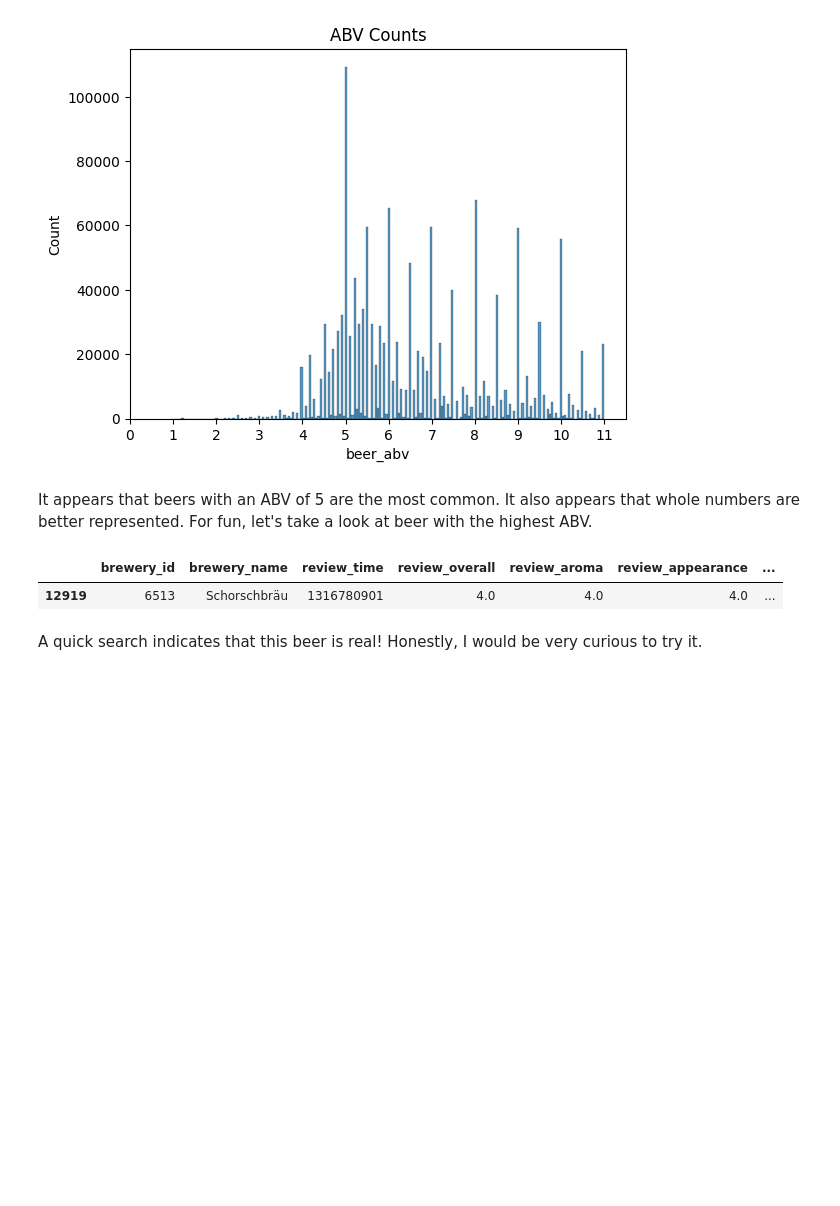
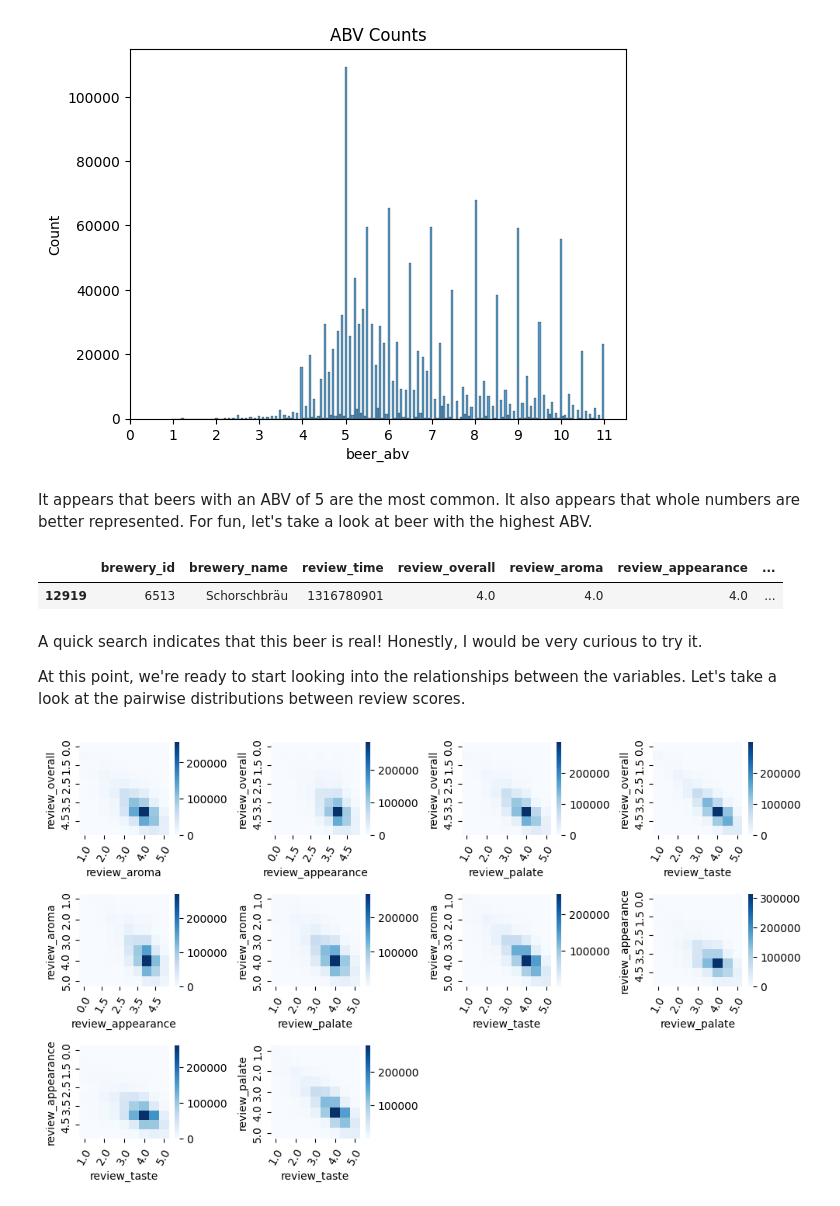
Before and after one commit to LucasLyons/Beer-Project, a Jupyter notebook: Beer Review Data Analysis.ipynb, the cells around one changed output. Drawn from its saved outputs; the diff is of its cells as text; code cells hidden in the pictures; blank space fills up the shorter version.

```diff
--- a/Beer Review Data Analysis.ipynb
+++ b/Beer Review Data Analysis.ipynb
@@ -142,3 +144,31 @@ beer.loc[beer['beer_abv'] == max(beer['beer_abv'])]
 | 12919 | 6513 | Schorschbräu | 1316780901 | 4.0 | 4.0 | 4.0 | ... |
 # %% [markdown]
 A quick search indicates that this beer is real! Honestly, I would be very curious to try it.
+
+At this point, we're ready to start looking into the relationships between the variables. Let's take a look at the pairwise distributions between review scores.
+# %%
+#generate cross-combinations for review scores
+#get all pairs of raitng variables
+from itertools import combinations
+pairs = list(combinations(cols, 2))
+
+#create a subplots figure + axes
+fig, axes = plt.subplots(3,4, figsize=(10,6))
+#makes axes 1D
+axes = axes.flatten()
+#loop over axes and plot
+for i in range(10):
+        #select correct axis
+        ax = axes[i]
+        #generate crosstable of variables
+        cross = pd.crosstab(beer[pairs[i][0]], beer[pairs[i][1]])
+        #plot pairwise heatmap
+        sb.heatmap(cross, cmap='Blues', ax=ax)
+        ax.tick_params(axis='x', rotation=60)
+#show results
+fig.tight_layout()
+fig.delaxes(axes[10])
+fig.delaxes(axes[11])
+fig.show()
+# %% [output]
+[figure, added]
```
Also changed, not shown: parts of 7 cells of this notebook, 1 other file.
